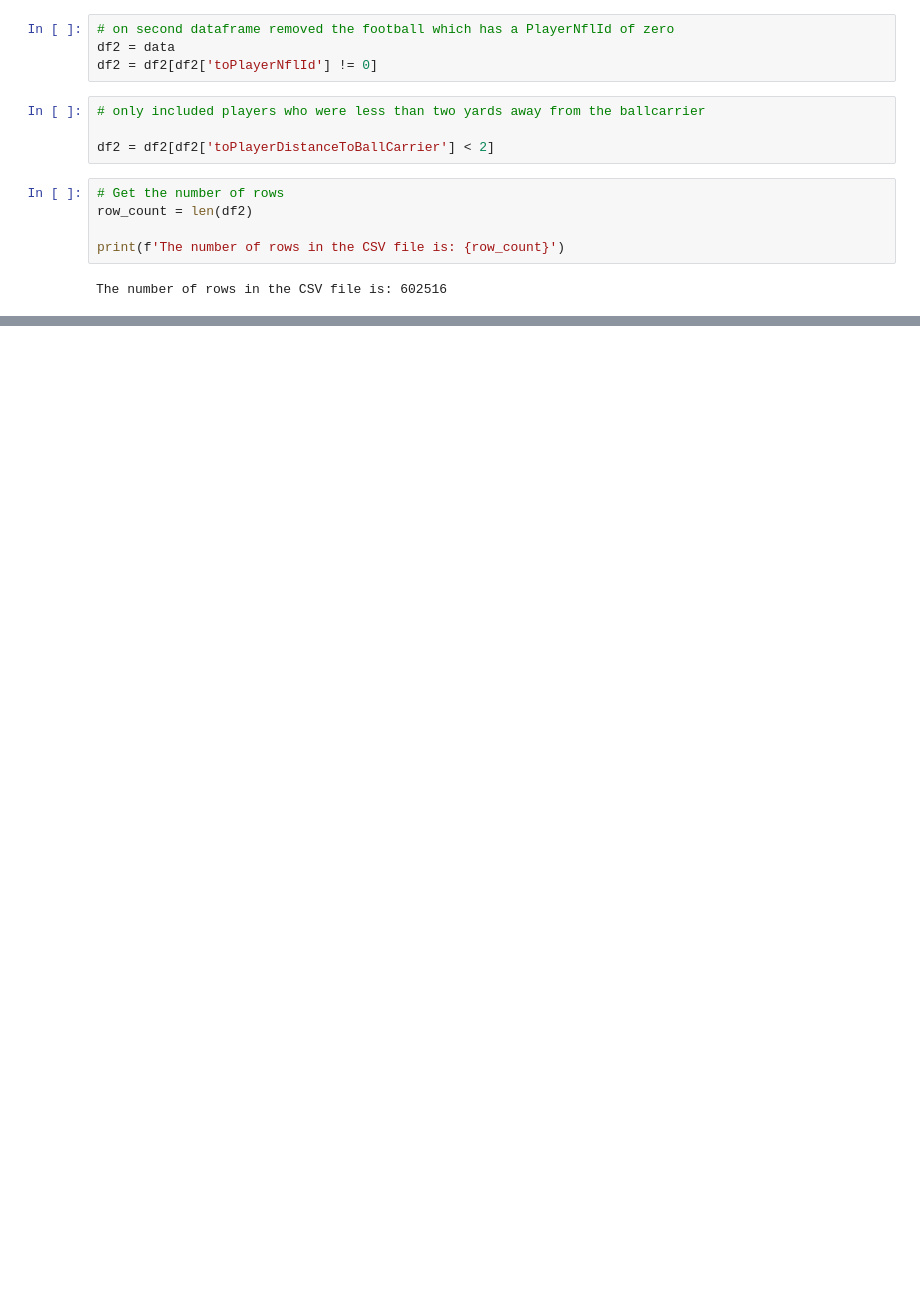
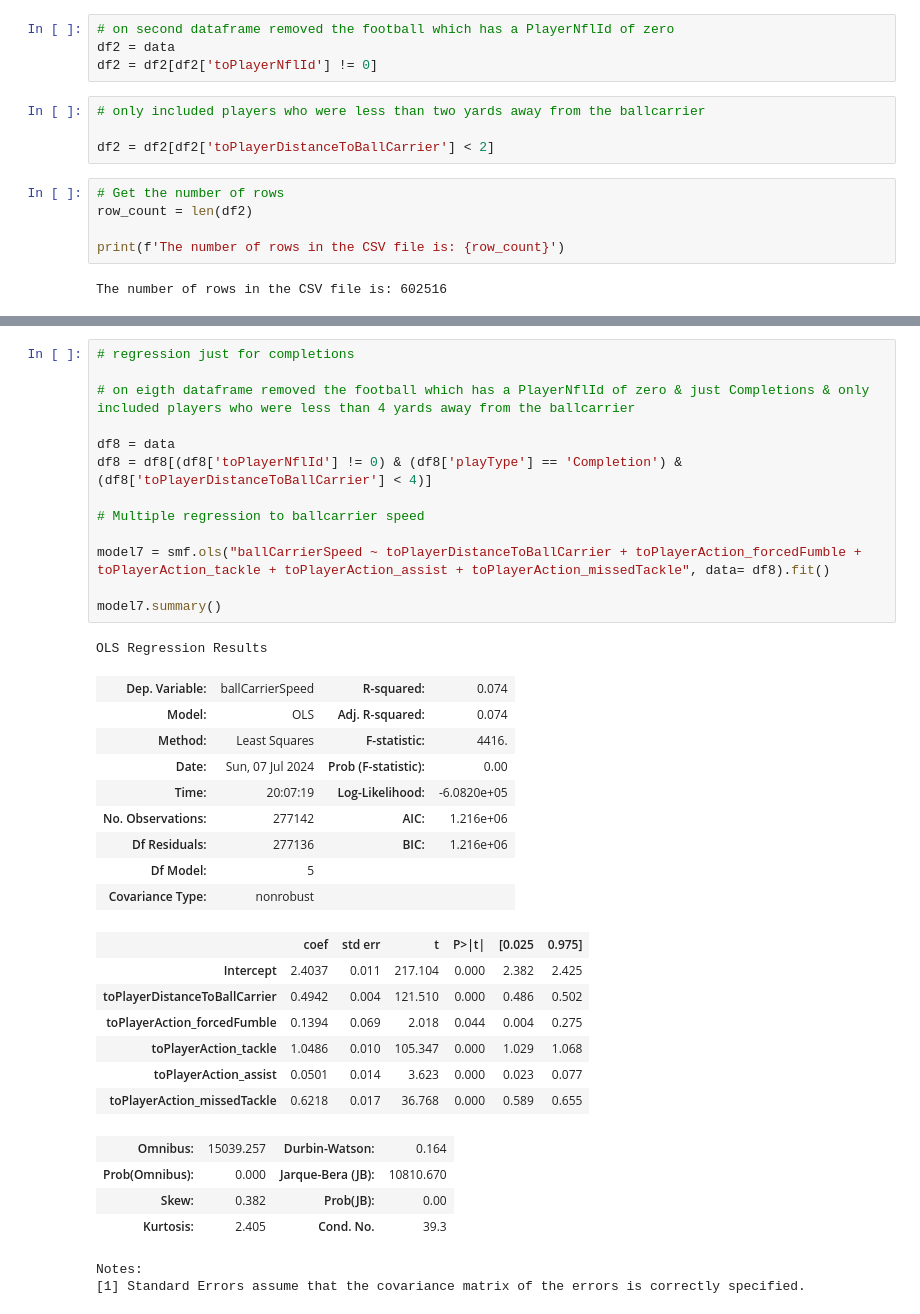
Before and after one commit to danoff/lending-a-hand-in-bringing-ballcarriers-down, a Jupyter notebook: Run_regressions.ipynb, the cells around one changed output, grey strips where cells are left out. Saved outputs shown, nothing was run; the diff lists cells and outputs as text; blank space fills up the shorter version.

```diff
--- a/Run_regressions.ipynb
+++ b/Run_regressions.ipynb
@@ -349,0 +449,37 @@ Notes:
+# %%
+# regression just for completions
+
+# on eigth dataframe removed the football which has a PlayerNflId of zero & just Completions & only included players who were less than 4 yards away from the ballcarrier
+
+df8 = data
+df8 = df8[(df8['toPlayerNflId'] != 0) & (df8['playType'] == 'Completion') & (df8['toPlayerDistanceToBallCarrier'] < 4)]
+
+# Multiple regression to ballcarrier speed
+
+model7 = smf.ols("ballCarrierSpeed ~ toPlayerDistanceToBallCarrier + toPlayerAction_forcedFumble + toPlayerAction_tackle + toPlayerAction_assist + toPlayerAction_missedTackle", data= df8).fit()
+
+model7.summary()
+# %% [output]
+OLS Regression Results
+| Dep. Variable: | ballCarrierSpeed | R-squared: | 0.074 |
+| Model: | OLS | Adj. R-squared: | 0.074 |
+| Method: | Least Squares | F-statistic: | 4416. |
+| Date: | Sun, 07 Jul 2024 | Prob (F-statistic): | 0.00 |
+| Time: | 20:07:19 | Log-Likelihood: | -6.0820e+05 |
+| No. Observations: | 277142 | AIC: | 1.216e+06 |
+| Df Residuals: | 277136 | BIC: | 1.216e+06 |
+| Df Model: | 5 |  |  |
+| Covariance Type: | nonrobust |  |  |
+|  | coef | std err | t | P>|t| | [0.025 | 0.975] |
+| Intercept | 2.4037 | 0.011 | 217.104 | 0.000 | 2.382 | 2.425 |
+| toPlayerDistanceToBallCarrier | 0.4942 | 0.004 | 121.510 | 0.000 | 0.486 | 0.502 |
+| toPlayerAction_forcedFumble | 0.1394 | 0.069 | 2.018 | 0.044 | 0.004 | 0.275 |
+| toPlayerAction_tackle | 1.0486 | 0.010 | 105.347 | 0.000 | 1.029 | 1.068 |
+| toPlayerAction_assist | 0.0501 | 0.014 | 3.623 | 0.000 | 0.023 | 0.077 |
+| toPlayerAction_missedTackle | 0.6218 | 0.017 | 36.768 | 0.000 | 0.589 | 0.655 |
+| Omnibus: | 15039.257 | Durbin-Watson: | 0.164 |
+| Prob(Omnibus): | 0.000 | Jarque-Bera (JB): | 10810.670 |
+| Skew: | 0.382 | Prob(JB): | 0.00 |
+| Kurtosis: | 2.405 | Cond. No. | 39.3 |
+Notes:
+[1] Standard Errors assume that the covariance matrix of the errors is correctly specified.
```
Also changed, not shown: parts of 17 cells of this notebook.
